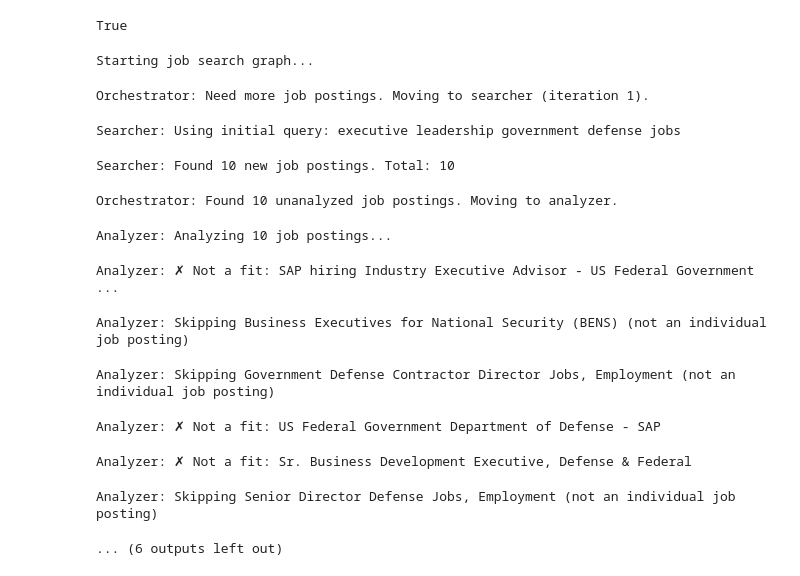
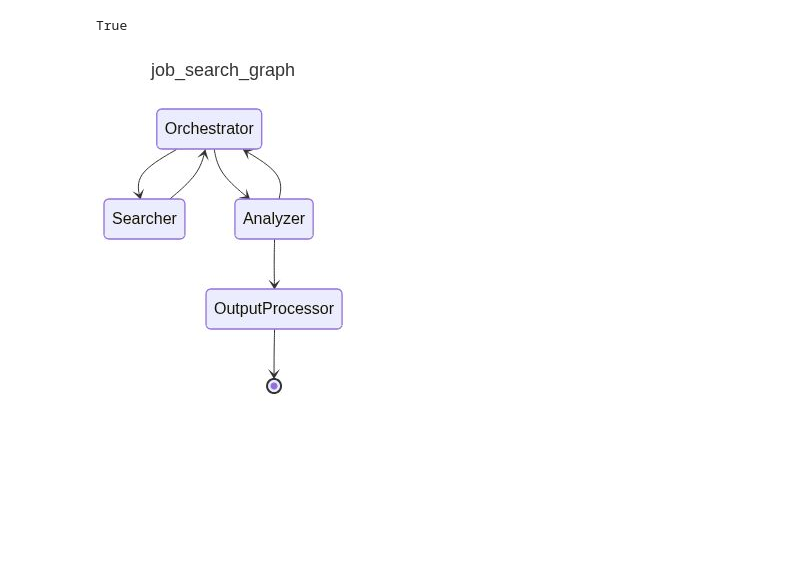
Before and after one commit to phlogisticfugu/pydantic-ai-demo, a Jupyter notebook: 05_job_agent.ipynb, the cells around one changed output. Drawn from its saved outputs; the diff is of its cells as text; code cells hidden in the pictures; blank space fills up the shorter version.

```diff
--- a/05_job_agent.ipynb
+++ b/05_job_agent.ipynb
@@ -322,6 +317,19 @@ job_search_graph = Graph(
     nodes=[Orchestrator, Searcher, Analyzer, OutputProcessor],
     state_type=State
 )
+# %%
+from PIL import Image
+from io import BytesIO
+import IPython.display
+
+img_bytes = job_search_graph.mermaid_image()
+if isinstance(img_bytes, bytes):
+    img = Image.open(BytesIO(img_bytes))
+    IPython.display.display(img)
+else:
+    rich_print("[red]Could not display image: Output was not raw image bytes.[/red]")
+# %% [output]
+[figure, added]
 # %%
 async def run_job_search():
     initial_state = State()
@@ -341,18 +349,5 @@ async def run_job_search():
 
     return final_state
 # %%
-result_state = await run_job_search()
+# uncomment this to run the job search
+#result_state = await run_job_search()
-# %% [output]
-Starting job search graph...
-Orchestrator: Need more job postings. Moving to searcher (iteration 1).
-Searcher: Using initial query: executive leadership government defense jobs
-Searcher: Found 10 new job postings. Total: 10
-Orchestrator: Found 10 unanalyzed job postings. Moving to analyzer.
-Analyzer: Analyzing 10 job postings...
-Analyzer: ✗ Not a fit: SAP hiring Industry Executive Advisor - US Federal Government ...
-Analyzer: Skipping Business Executives for National Security (BENS) (not an individual job posting)
-Analyzer: Skipping Government Defense Contractor Director Jobs, Employment (not an individual job posting)
-Analyzer: ✗ Not a fit: US Federal Government Department of Defense - SAP
-Analyzer: ✗ Not a fit: Sr. Business Development Executive, Defense & Federal
-Analyzer: Skipping Senior Director Defense Jobs, Employment (not an individual job posting)
-... (6 outputs left out)
```
Also changed, not shown: parts of 2 cells of this notebook, 3 other files.
